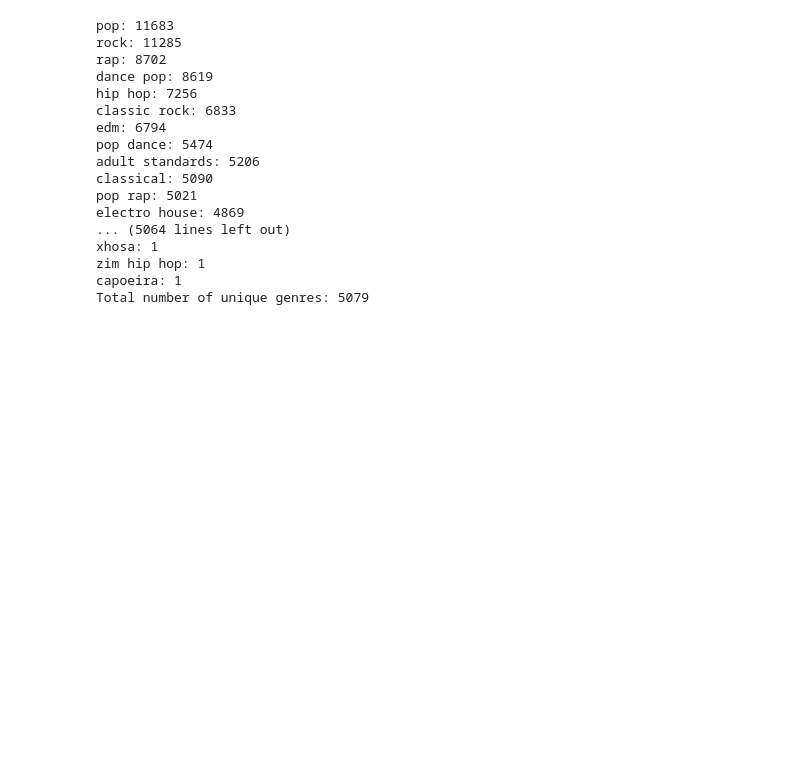
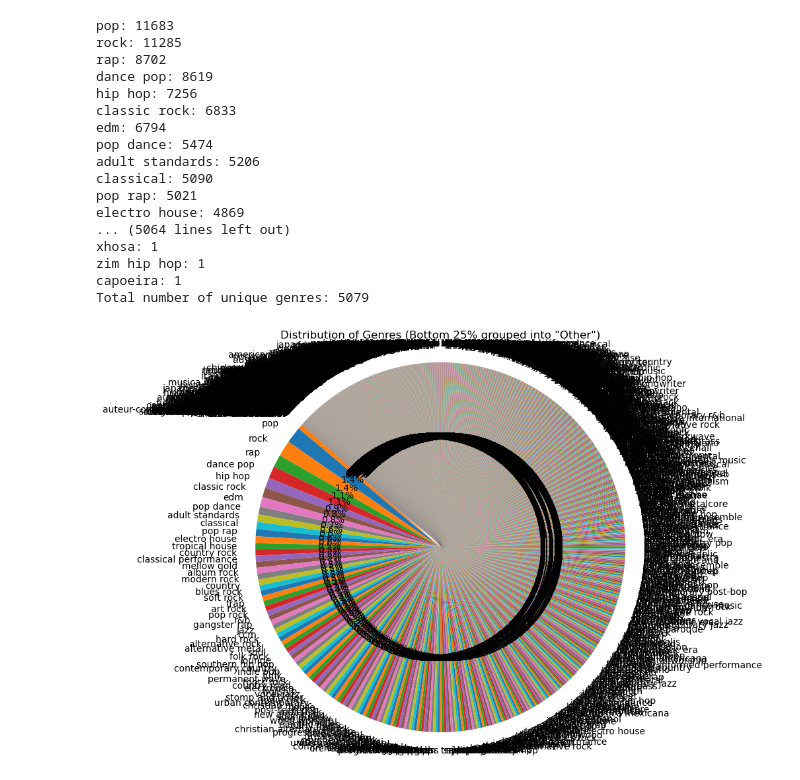
Before and after one commit to kcwaggs/project-4, a Jupyter notebook: test.ipynb, the cells around one changed output. Saved outputs shown, nothing was run; the diff lists cells and outputs as text; code cells hidden in the pictures; blank space fills up the shorter version.

Commit message:
updated for genre analysis

```diff
--- a/test.ipynb
+++ b/test.ipynb
@@ -1225,3 +1225,23 @@ xhosa: 1
 zim hip hop: 1
 capoeira: 1
 Total number of unique genres: 5079
+# %%
+import numpy as np
+percentile_25 = np.percentile(list(sorted_genres.values()), 25)
+# Group genres in the bottom 25% of counts into "Other"
+top_genres = {genre: count for genre, count in sorted_genres.items() if count >= percentile_25}
+other_count = sum(count for count in sorted_genres.values() if count < percentile_25)
+top_genres['Other'] = other_count
+# %%
+# Plotting the pie chart
+labels = list(top_genres.keys())
+sizes = list(top_genres.values())
+
+plt.figure(figsize=(10, 8))
+plt.pie(sizes, labels=labels, autopct='%1.1f%%', startangle=140)
+plt.axis('equal')
+plt.title('Distribution of Genres (Bottom 25% grouped into "Other")')
+
+plt.show()
+# %% [output]
+[figure, added]
```
Also changed, not shown: parts of 9 cells of this notebook.
